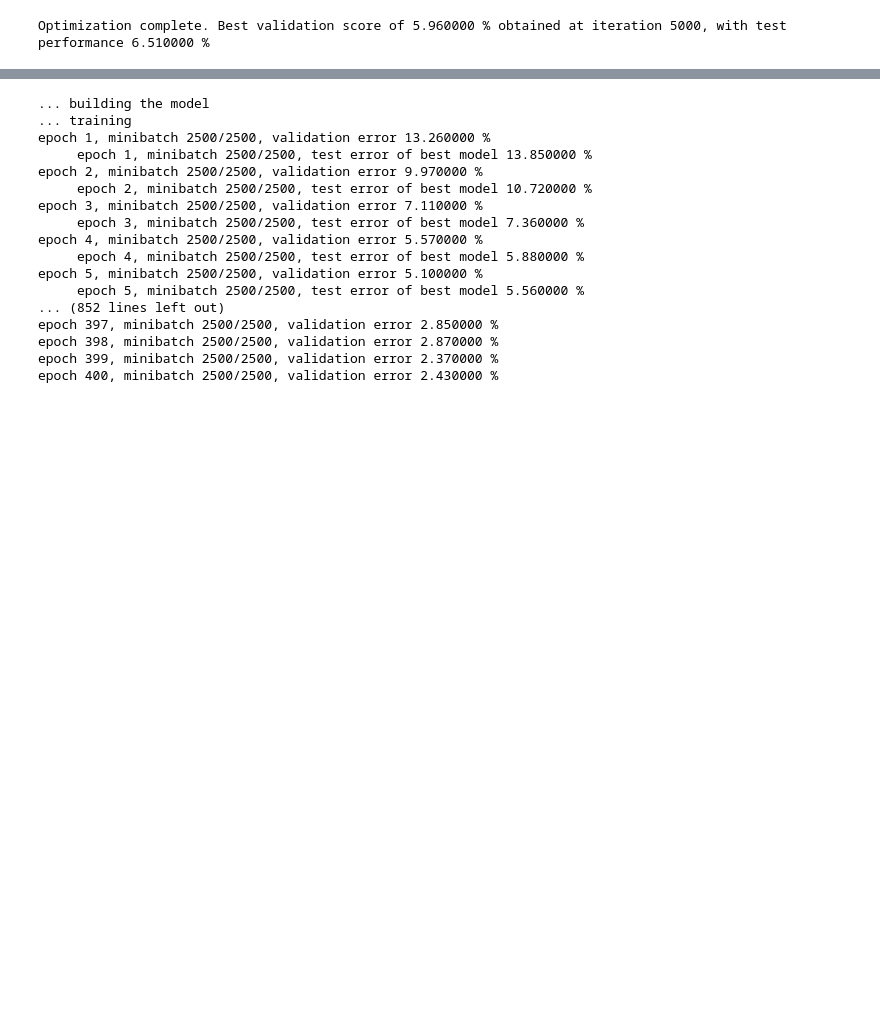
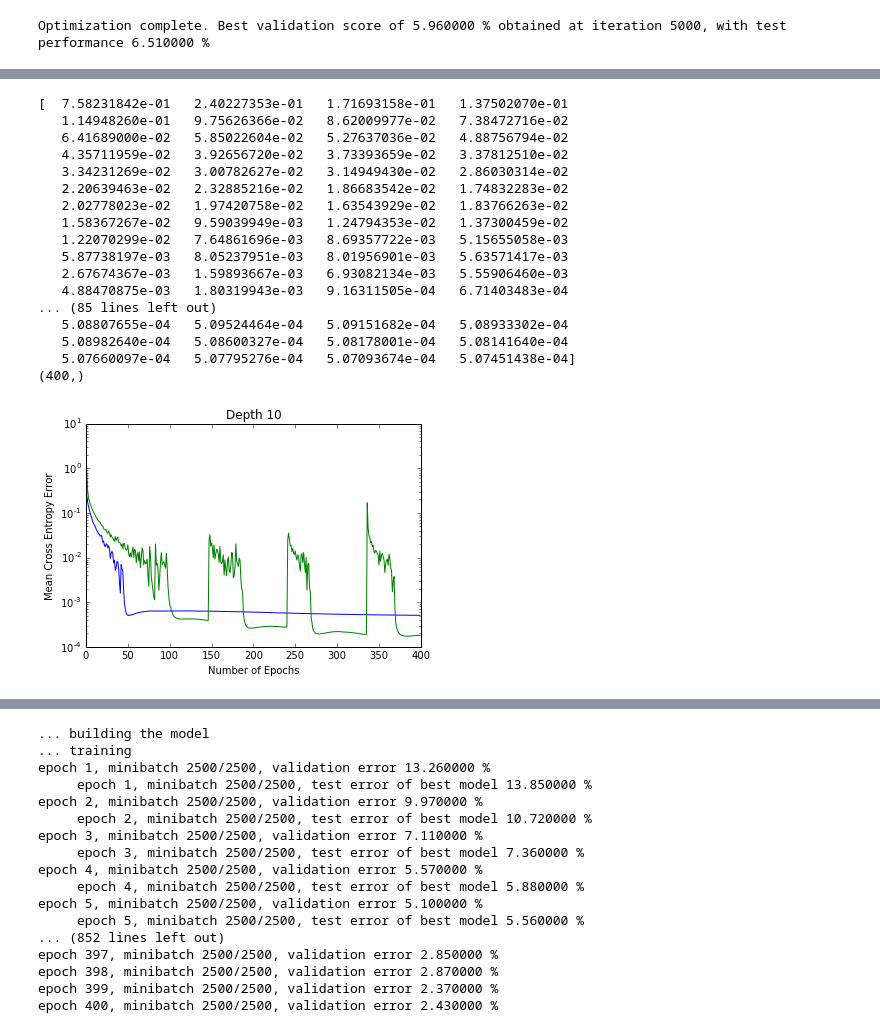
Before and after one commit to lu-ren/HighwayNeuralNetwork, a Jupyter notebook: src/Untitled.ipynb, the cells around one changed output, grey strips where cells are left out. Saved outputs shown, nothing was run; the diff lists cells and outputs as text; code cells hidden in the pictures; blank space fills up the shorter version.

```diff
--- a/src/Untitled.ipynb
+++ b/src/Untitled.ipynb
@@ -102,0 +183,41 @@ epoch 3, minibatch 2500/2500, validation error 5.360000 %
+# %%
+%matplotlib inline
+import matplotlib.pyplot as plt
+
+x = numpy.arange(0,400)
+plain= numpy.loadtxt("train1481165355.29.csv", delimiter=",")
+highway = numpy.loadtxt("train1481170916.34.csv", delimiter=",")
+
+print plain
+print highway.shape
+fig = plt.figure()
+axes = fig.add_subplot(1, 1, 1)
+axes.set_title("Depth 10")
+axes.set_xlabel("Number of Epochs")
+axes.set_ylabel("Mean Cross Entropy Error")
+axes.set_xlim([0, 400])
+#axes.set_ylim([76.0, 83.0])
+
+axes.semilogy(x, plain, "b")
+axes.semilogy(x, highway, "g")
+#plt.show()
+plt.savefig("problemBbullet3.png")
+# %% [output]
+[  7.58231842e-01   2.40227353e-01   1.71693158e-01   1.37502070e-01
+   1.14948260e-01   9.75626366e-02   8.62009977e-02   7.38472716e-02
+   6.41689000e-02   5.85022604e-02   5.27637036e-02   4.88756794e-02
+   4.35711959e-02   3.92656720e-02   3.73393659e-02   3.37812510e-02
+   3.34231269e-02   3.00782627e-02   3.14949430e-02   2.86030314e-02
+   2.20639463e-02   2.32885216e-02   1.86683542e-02   1.74832283e-02
+   2.02778023e-02   1.97420758e-02   1.63543929e-02   1.83766263e-02
+   1.58367267e-02   9.59039949e-03   1.24794353e-02   1.37300459e-02
+   1.22070299e-02   7.64861696e-03   8.69357722e-03   5.15655058e-03
+   5.87738197e-03   8.05237951e-03   8.01956901e-03   5.63571417e-03
+   2.67674367e-03   1.59893667e-03   6.93082134e-03   5.55906460e-03
+   4.88470875e-03   1.80319943e-03   9.16311505e-04   6.71403483e-04
+... (85 lines left out)
+   5.08807655e-04   5.09524464e-04   5.09151682e-04   5.08933302e-04
+   5.08982640e-04   5.08600327e-04   5.08178001e-04   5.08141640e-04
+   5.07660097e-04   5.07795276e-04   5.07093674e-04   5.07451438e-04]
+(400,)
+[figure, added]
```
Also changed, not shown: parts of 5 cells of this notebook, 5 other files.
